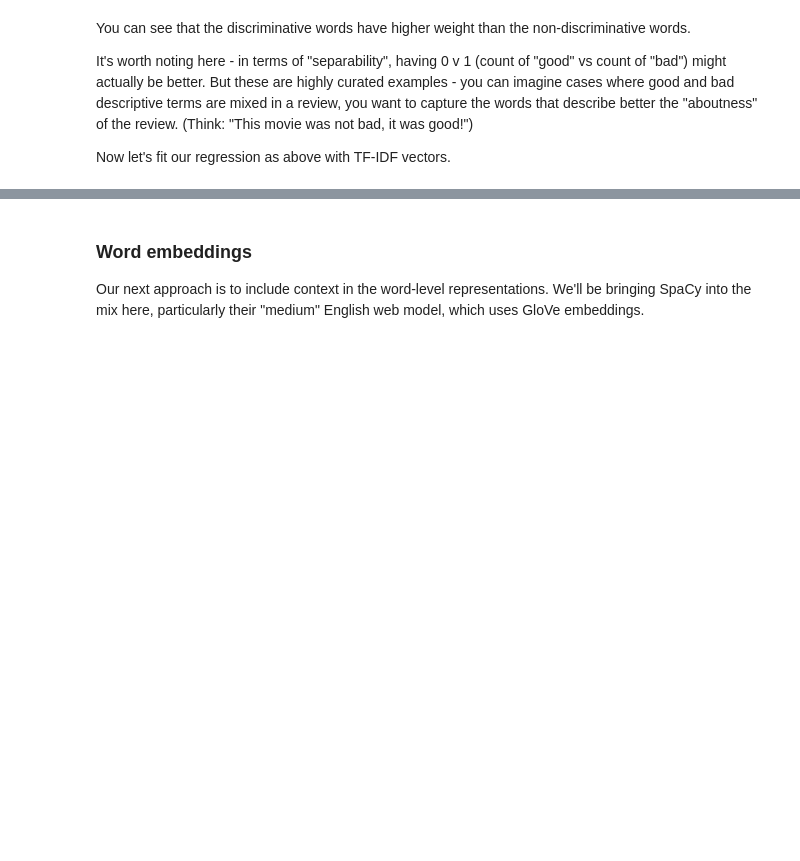
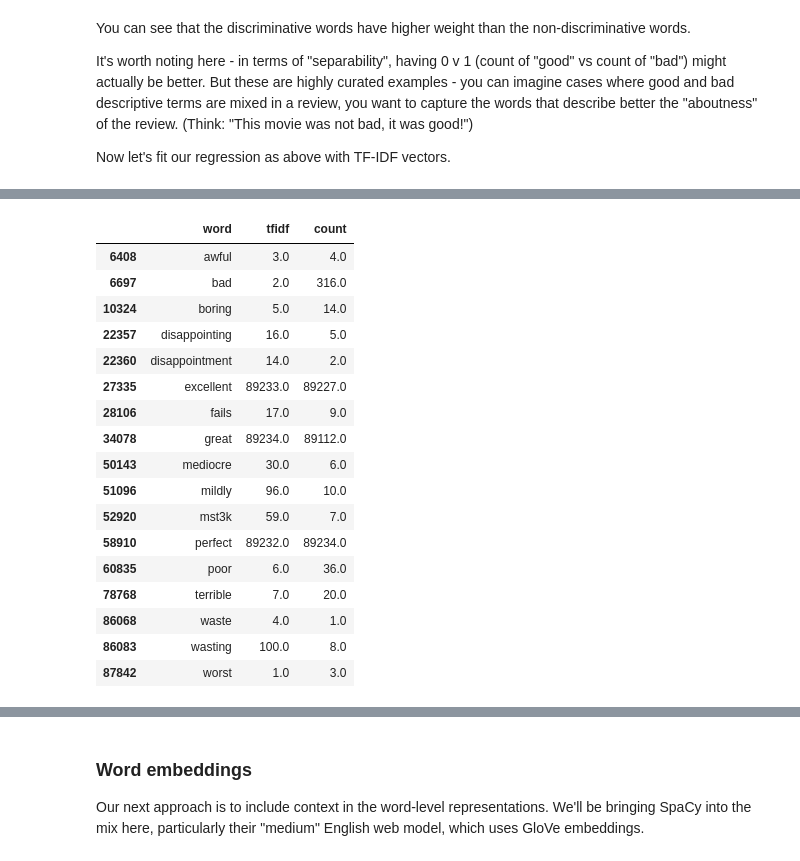
Before and after one commit to bpben/bagging_to_bert, a Jupyter notebook: tutorial_notebook.ipynb, the cells around one changed output, grey strips where cells are left out. Saved outputs shown, nothing was run; the diff lists cells and outputs as text; code cells hidden in the pictures; blank space fills up the shorter version.

```diff
--- a/tutorial_notebook.ipynb
+++ b/tutorial_notebook.ipynb
@@ -37,6 +36,3 @@ here for reference, don't need to run this if you're using reviews.pkl.gz
-# %%
-# load the review pickle
-review_df = pd.read_pickle('reviews.pkl.gz')
 # %% [markdown]
 ### Word counts
 A very basic way to use a sanitized list of tokens is to do a word count. This unlocks a lot of insights right off and is an important step in exploratory data analysis in text.
@@ -172,21 +222,38 @@ print(
 # %%
 # looking at the coefficients on the LR for each model
 word_feats = tfidf_pipeline['preprocessor'].get_feature_names_out()
-# this is the same as the count pipeline
-#all(word_feats == count_pipeline['preprocessor'].get_feature_names_out())
 # get the largest by magnitude, stitch together to compare
-top = 5
+top = 10
 top_tfidf = np.argsort(np.abs(tfidf_pipeline['model'].coef_.flatten()))[-top:]
 top_count = np.argsort(np.abs(count_pipeline['model'].coef_.flatten()))[-top:]
 # top
 coef_df = pd.DataFrame([
     word_feats,
     tfidf_pipeline['model'].coef_.flatten(),
     count_pipeline['model'].coef_.flatten()],
     index=['word', 'tfidf', 'count']).T
 # normalize result for compare
-coef_df['tfidf'] = (coef_df['tfidf'] - coef_df['tfidf'].mean())/coef_df['tfidf'].std()
-coef_df['count'] = (coef_df['count'] - coef_df['count'].mean())/coef_df['count'].std()
+coef_df['tfidf'] = coef_df['tfidf'].rank()
+coef_df['count'] = coef_df['count'].rank()
 coef_df.loc[np.unique(np.concatenate([top_tfidf, top_count]))]
+# %% [output]
+|  | word | tfidf | count |
+| 6408 | awful | 3.0 | 4.0 |
+| 6697 | bad | 2.0 | 316.0 |
+| 10324 | boring | 5.0 | 14.0 |
+| 22357 | disappointing | 16.0 | 5.0 |
+| 22360 | disappointment | 14.0 | 2.0 |
+| 27335 | excellent | 89233.0 | 89227.0 |
+| 28106 | fails | 17.0 | 9.0 |
+| 34078 | great | 89234.0 | 89112.0 |
+| 50143 | mediocre | 30.0 | 6.0 |
+| 51096 | mildly | 96.0 | 10.0 |
+| 52920 | mst3k | 59.0 | 7.0 |
+| 58910 | perfect | 89232.0 | 89234.0 |
+| 60835 | poor | 6.0 | 36.0 |
+| 78768 | terrible | 7.0 | 20.0 |
+| 86068 | waste | 4.0 | 1.0 |
+| 86083 | wasting | 100.0 | 8.0 |
+| 87842 | worst | 1.0 | 3.0 |
 # %%
 # examples where there's disagreement
```
Also changed, not shown: parts of 20 cells of this notebook.
